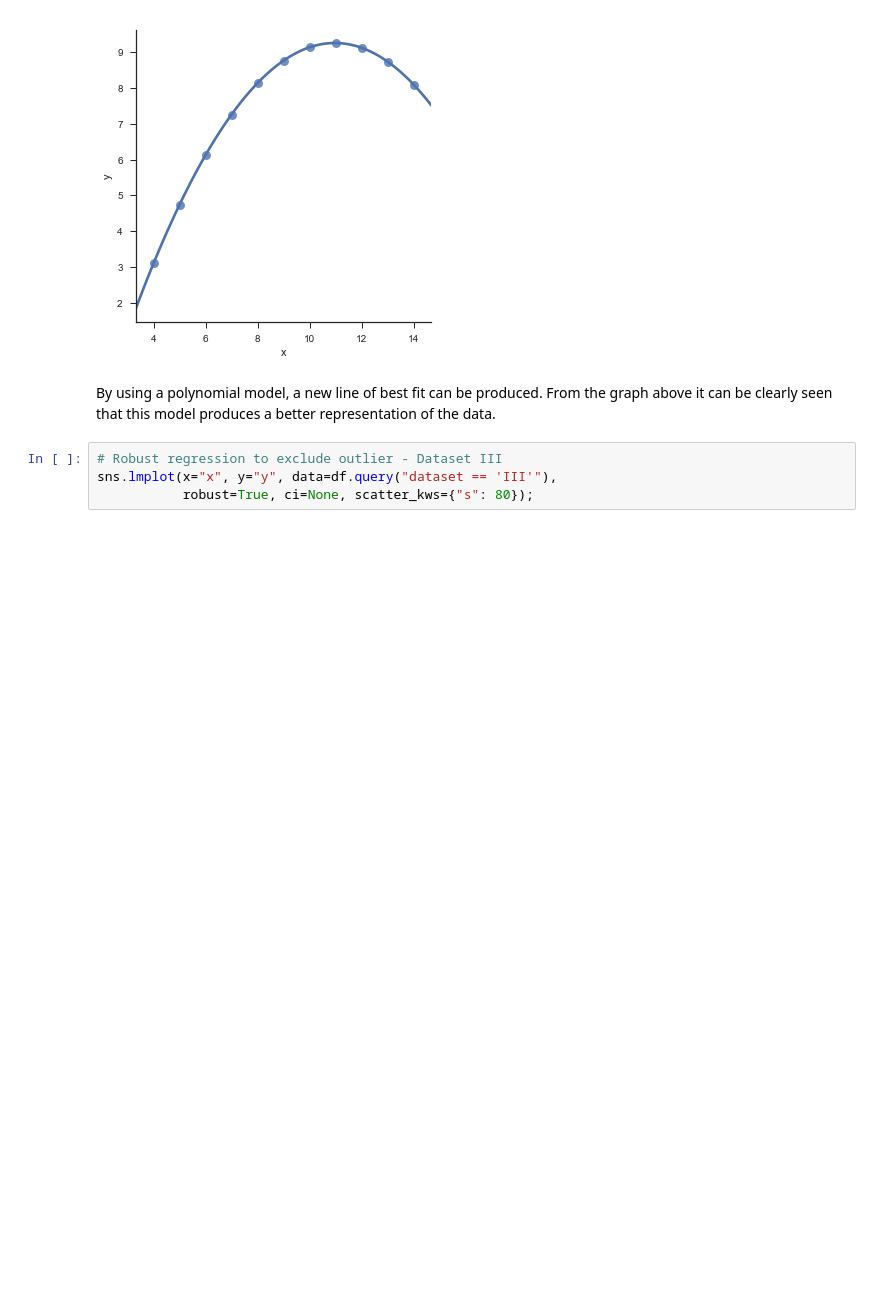
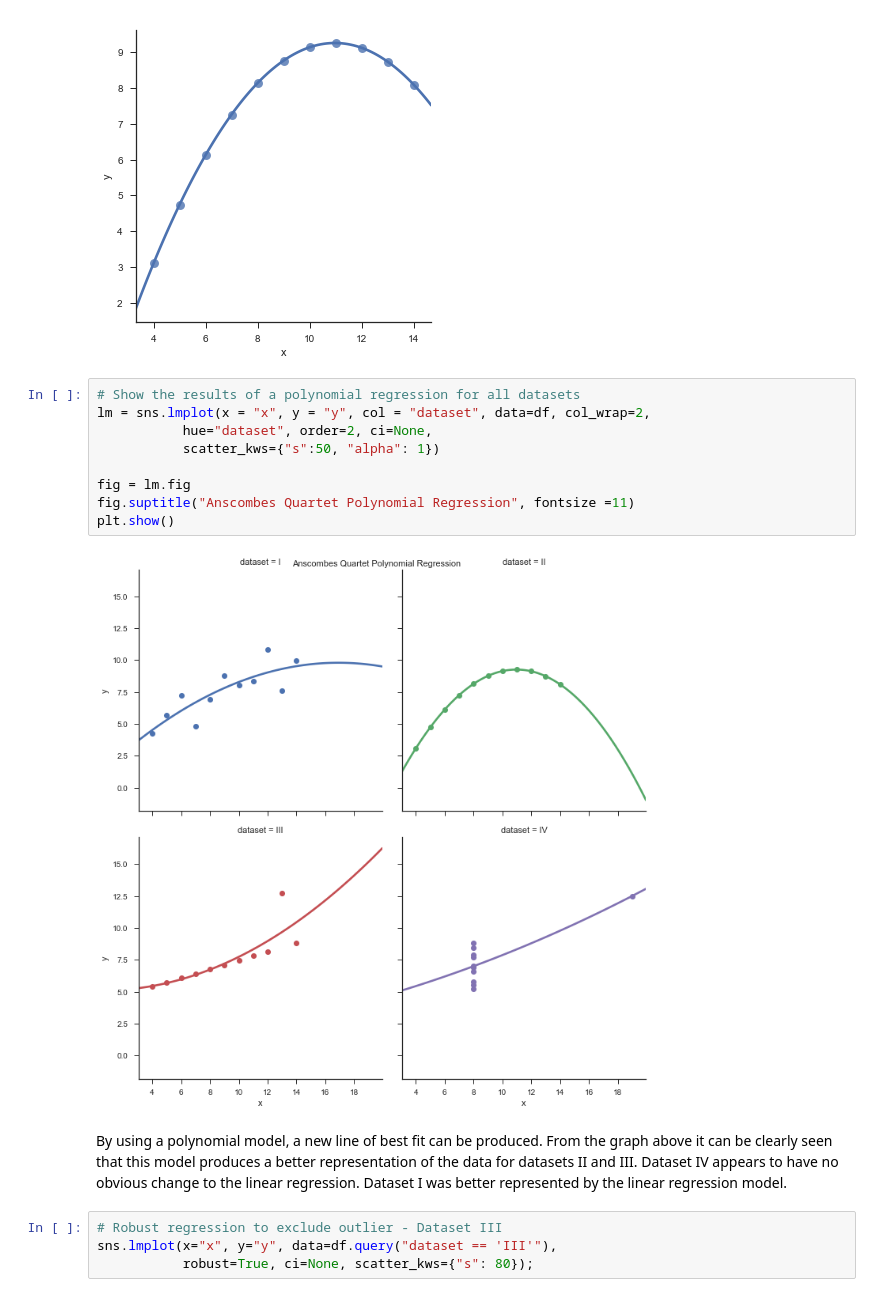
Before and after one commit to peterdt713/Fundamentals_Data_Analysis_Assignment, a Jupyter notebook: Anscombe’s quartet dataset - Research.ipynb, the cells around one changed output. Cells and saved outputs as stored; diff of their text form; blank space fills up the shorter version.

```diff
--- a/Anscombe’s quartet dataset - Research.ipynb
+++ b/Anscombe’s quartet dataset - Research.ipynb
@@ -102,8 +106,19 @@ sns.lmplot(x="x", y="y", data=df.query("dataset == 'II'"),
            order=2, ci=None, scatter_kws={"s": 80});
 # %% [output]
 [figure]
+# %%
+# Show the results of a polynomial regression for all datasets
+lm = sns.lmplot(x = "x", y = "y", col = "dataset", data=df, col_wrap=2,
+           hue="dataset", order=2, ci=None,
+           scatter_kws={"s":50, "alpha": 1})
+
+fig = lm.fig
+fig.suptitle("Anscombes Quartet Polynomial Regression", fontsize =11)
+plt.show()
+# %% [output]
+[figure, added]
 # %% [markdown]
-By using a polynomial model, a new line of best fit can be produced. From the graph above it can be clearly seen that this model produces a better representation of the data.
+By using a polynomial model, a new line of best fit can be produced. From the graph above it can be clearly seen that this model produces a better representation of the data for datasets II and III. Dataset IV appears to have no obvious change to the linear regression. Dataset I was better represented by the linear regression model.
 # %%
 # Robust regression to exclude outlier - Dataset III
 sns.lmplot(x="x", y="y", data=df.query("dataset == 'III'"),
```
Also changed, not shown: parts of 9 cells of this notebook.
